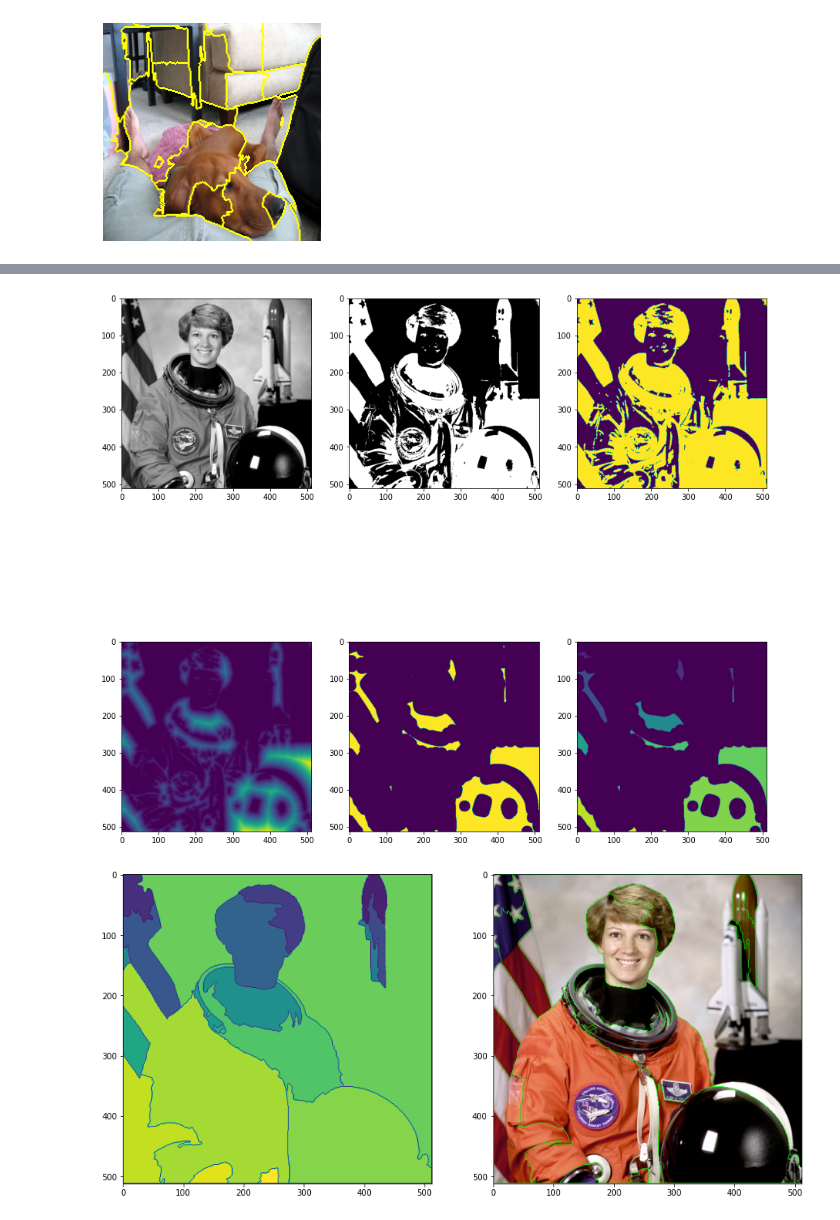
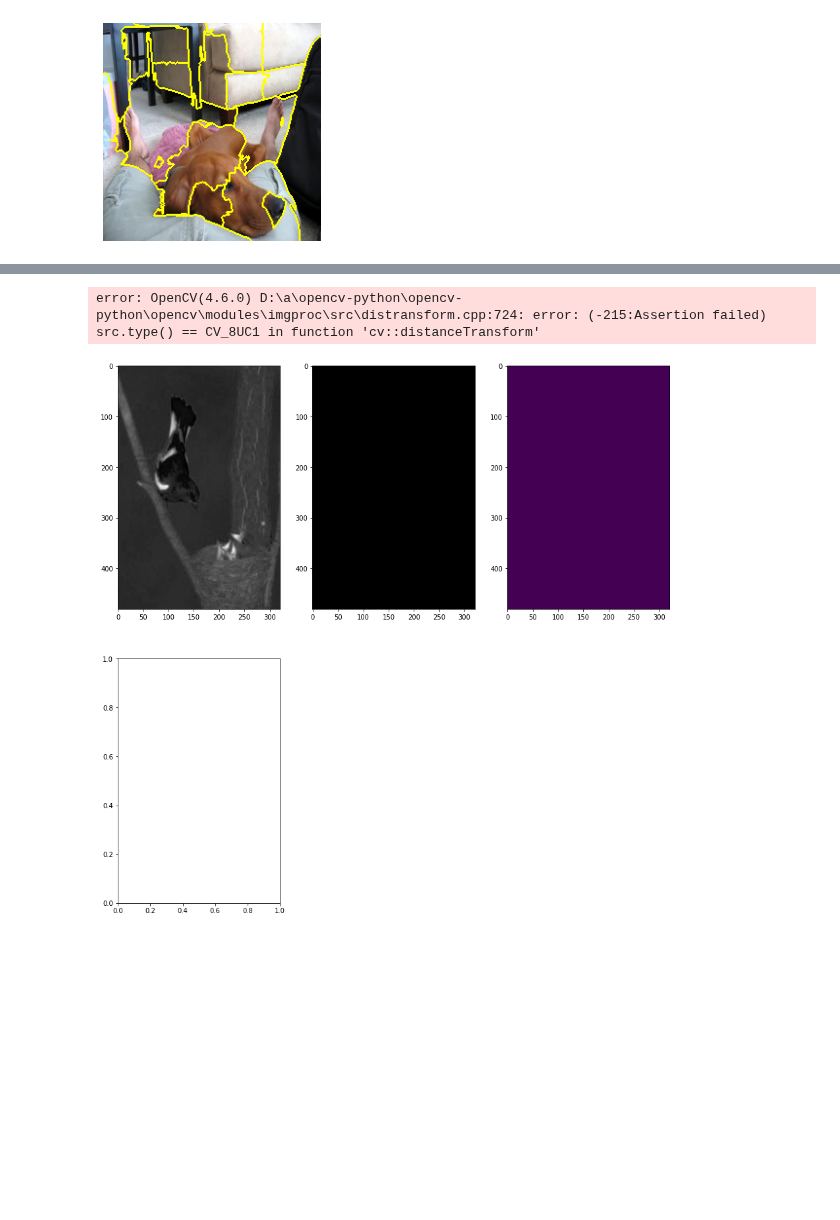
Before and after one commit to YSLCoat/learnableTokenizer, a Jupyter notebook: src/superpixelAlgorithms/WatershedNotebook.ipynb, the cells around one changed output, grey strips where cells are left out. Saved outputs shown, nothing was run; the diff lists cells and outputs as text; code cells hidden in the pictures; blank space fills up the shorter version.

```diff
--- a/src/superpixelAlgorithms/WatershedNotebook.ipynb
+++ b/src/superpixelAlgorithms/WatershedNotebook.ipynb
@@ -135,0 +132,4 @@ ValueError: the input array must have size 3 along `channel_axis`, got (224, 224
+# %%
+dataset = BSDS('F:\\data')
+# "F:\data\BSDS500\data\ground_truth\train"
+img, label = dataset.__getitem__(51)
@@ -273,8 +389,7 @@ import matplotlib.pyplot as plt
 import numpy as np
 import os
 
-def watershed():
-    img = image
+def watershed(img):
     imgRGB = cv.cvtColor(img, cv.COLOR_BGR2RGB)
     img = cv.cvtColor(img, cv.COLOR_BGR2GRAY)
 
@@ -291,33 +406,33 @@ def watershed():
     imgDilate = cv.morphologyEx(imageThreshold, cv.MORPH_DILATE, kernel)
     plt.imshow(imgDilate)
 
     plt.subplot(234)
     dist_transform = cv.distanceTransform(imgDilate, cv.DIST_L2, 5)
     plt.imshow(dist_transform)
 
     plt.subplot(235)
     _, distThresh = cv.threshold(dist_transform, 15, 255, cv.THRESH_BINARY)
     plt.imshow(distThresh)
 
     plt.subplot(236)
     distThresh = np.uint8(distThresh)
     _, labels = cv.connectedComponents(distThresh)
     plt.imshow(labels)
 
     plt.figure(figsize=(15, 15))
     plt.subplot(121)
     labels = np.int32(labels)
     labels = cv.watershed(imgRGB, labels)
     plt.imshow(labels)
 
     plt.subplot(122)
     imgRGB[labels == -1] = [0,255,0]
     plt.imshow(imgRGB)
 
 
     plt.show()
 
-watershed()
+watershed(img.permute(1, 2, 0).numpy())
 # %% [output]
+error: OpenCV(4.6.0) D:\a\opencv-python\opencv-python\opencv\modules\imgproc\src\distransform.cpp:724: error: (-215:Assertion failed) src.type() == CV_8UC1 in function 'cv::distanceTransform'
-[figure, old version]
+[figure, new version]
-[figure, removed]
```
Also changed, not shown: parts of 7 cells of this notebook, 23 other files.
